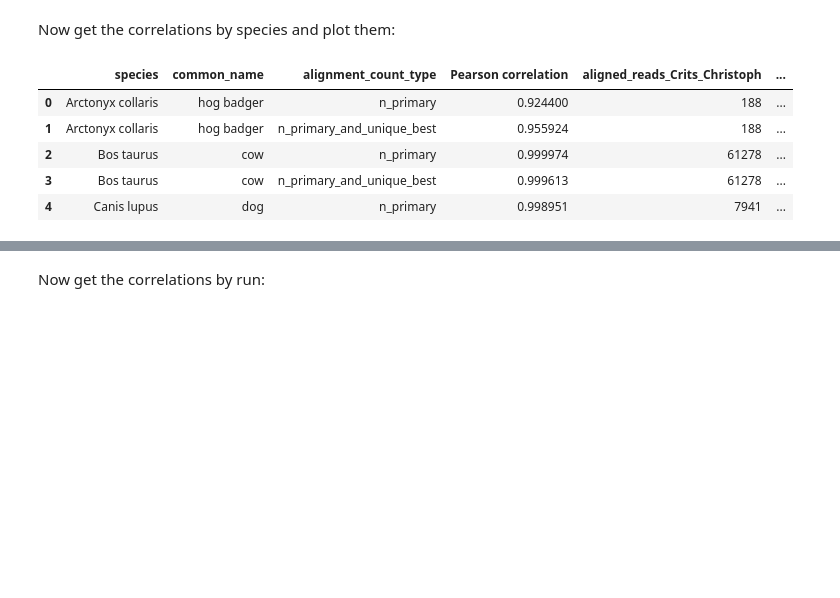
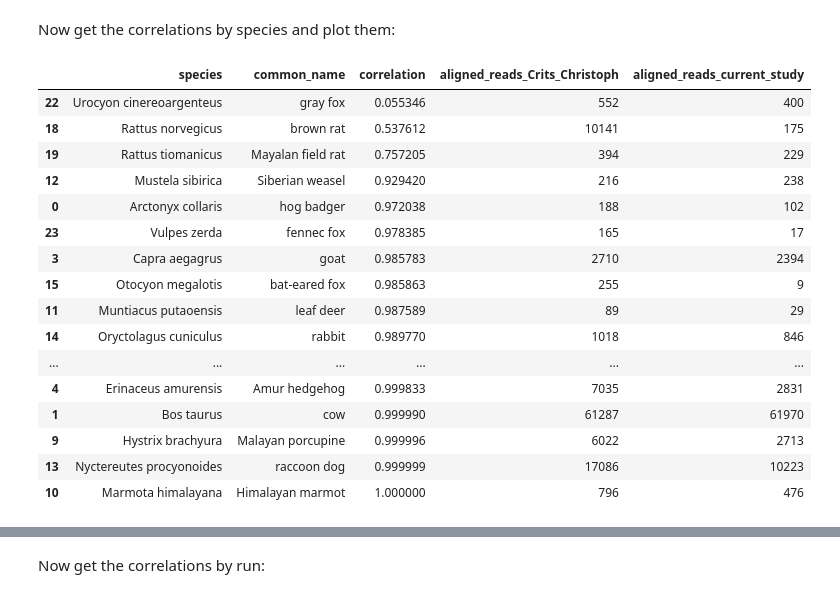
Before and after one commit to jbloom/Huanan_market_samples, a Jupyter notebook: notebooks/make_plots.py.ipynb, the cells around one changed output, grey strips where cells are left out. Saved outputs shown, nothing was run; the diff lists cells and outputs as text; code cells hidden in the pictures; blank space fills up the shorter version.

Commit message:
plot current vs Crits-Christoph correlation

```diff
--- a/notebooks/make_plots.py.ipynb
+++ b/notebooks/make_plots.py.ipynb
@@ -76,22 +89,24 @@ Now merge current read counts with those from Crits-Christoph for all species:
 # %%
 crits_christoph_species = crits_christoph_read_counts_tidy["species"].unique().tolist()
 
-# get current study data in form to compare, harmozing species names
 mito_composition_to_compare = (
     mito_composition_by_metagenomic_run
-    [["Run accession", "species", "common_name", "alignment_count_type", "aligned_reads"]]
-    .rename(columns={"aligned_reads": "aligned reads current study"})
+    [["Run accession", "species", "common_name", "aligned_reads", "covered_bases"]]
+    .rename(
+        columns={
+            "aligned_reads": "aligned reads current study",
+            "covered_bases": "covered bases current study",
+        }
+    )
 )
 
-# expand mito composition by run to include all Crits-Christoph species
 assert set(crits_christoph_species).issubset(mito_composition_to_compare["species"])
-
 
 crits_christoph_vs_current = (
     crits_christoph_read_counts_tidy
     .merge(
         mito_composition_to_compare,
-        validate="one_to_many",
+        validate="one_to_one",
         on=["Run accession", "species"],
     )
 )
@@ -100,30 +115,42 @@ Now get the correlations by species and plot them:
 # %%
 crits_christoph_vs_current_species_corr = (
     crits_christoph_vs_current
-    .groupby(["species", "common_name", "alignment_count_type"])
+    .groupby(["species", "common_name"])
     [["aligned reads Crits-Christoph", "aligned reads current study"]]
     .corr(method="pearson")
     .reset_index()
-    .query("level_3 == 'aligned reads Crits-Christoph'")
-    .rename(columns={"aligned reads current study": "Pearson correlation"})
-    .drop(columns=["level_3", "aligned reads Crits-Christoph"])
-    .query("`Pearson correlation`.notnull()")
+    .query("level_2 == 'aligned reads Crits-Christoph'")
+    .rename(columns={"aligned reads current study": "correlation"})
+    .drop(columns=["level_2", "aligned reads Crits-Christoph"])
+    .query("correlation.notnull()")
     .merge(
         crits_christoph_vs_current
-        .groupby(["species", "alignment_count_type"], as_index=False)
+        .groupby("species", as_index=False)
         .aggregate(
             aligned_reads_Crits_Christoph=pd.NamedAgg("aligned reads Crits-Christoph", "sum"),
             aligned_reads_current_study=pd.NamedAgg("aligned reads current study", "sum"),
         )
     )
+    .sort_values("correlation")
 )
 
-crits_christoph_vs_current_species_corr.head()
+crits_christoph_vs_current_species_corr
 # %% [output]
-|  | species | common_name | alignment_count_type | Pearson correlation | aligned_reads_Crits_Christoph | ... |
-| 0 | Arctonyx collaris | hog badger | n_primary | 0.924400 | 188 | ... |
-| 1 | Arctonyx collaris | hog badger | n_primary_and_unique_best | 0.955924 | 188 | ... |
-| 2 | Bos taurus | cow | n_primary | 0.999974 | 61278 | ... |
-| 3 | Bos taurus | cow | n_primary_and_unique_best | 0.999613 | 61278 | ... |
-| 4 | Canis lupus | dog | n_primary | 0.998951 | 7941 | ... |
+|  | species | common_name | correlation | aligned_reads_Crits_Christoph | aligned_reads_current_study |
+| 22 | Urocyon cinereoargenteus | gray fox | 0.055346 | 552 | 400 |
+| 18 | Rattus norvegicus | brown rat | 0.537612 | 10141 | 175 |
+| 19 | Rattus tiomanicus | Mayalan field rat | 0.757205 | 394 | 229 |
+| 12 | Mustela sibirica | Siberian weasel | 0.929420 | 216 | 238 |
+| 0 | Arctonyx collaris | hog badger | 0.972038 | 188 | 102 |
+| 23 | Vulpes zerda | fennec fox | 0.978385 | 165 | 17 |
+| 3 | Capra aegagrus | goat | 0.985783 | 2710 | 2394 |
+| 15 | Otocyon megalotis | bat-eared fox | 0.985863 | 255 | 9 |
+| 11 | Muntiacus putaoensis | leaf deer | 0.987589 | 89 | 29 |
+| 14 | Oryctolagus cuniculus | rabbit | 0.989770 | 1018 | 846 |
+| ... | ... | ... | ... | ... | ... |
+| 4 | Erinaceus amurensis | Amur hedgehog | 0.999833 | 7035 | 2831 |
+| 1 | Bos taurus | cow | 0.999990 | 61287 | 61970 |
+| 9 | Hystrix brachyura | Malayan porcupine | 0.999996 | 6022 | 2713 |
+| 13 | Nyctereutes procyonoides | raccoon dog | 0.999999 | 17086 | 10223 |
+| 10 | Marmota himalayana | Himalayan marmot | 1.000000 | 796 | 476 |
 # %%
```
Also changed, not shown: parts of 7 cells of this notebook, 2 other files.
